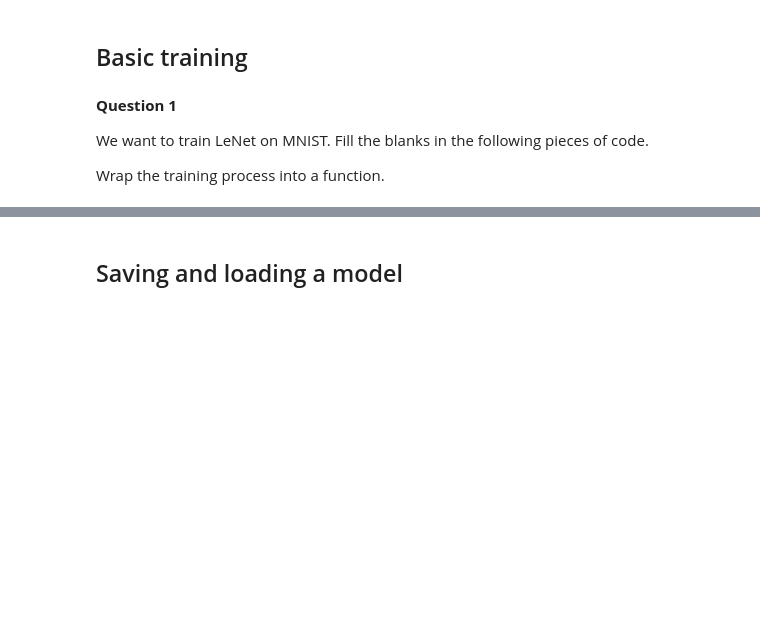
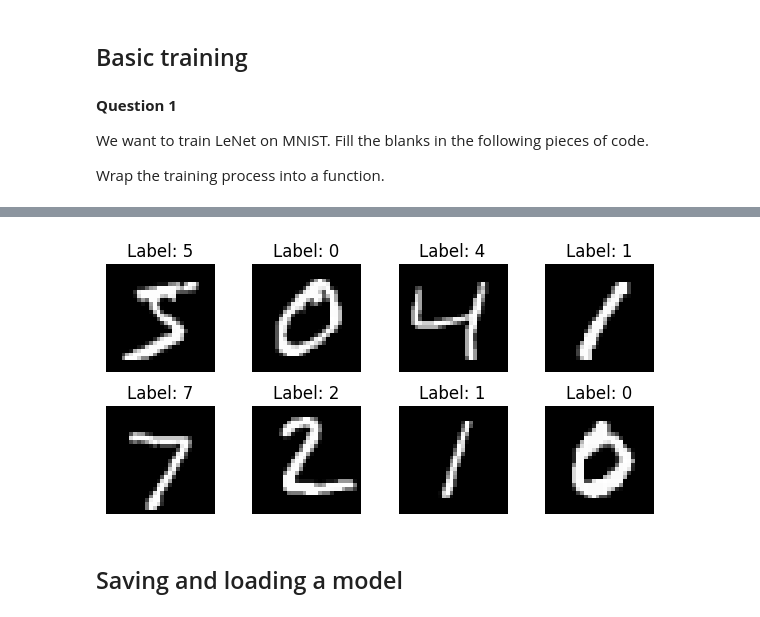
Before and after one commit to camilledussauchoy-glitch/TP_Deep_Learning_L3, a Jupyter notebook: TP1_DL_pytorch.ipynb, the cells around one changed output, grey strips where cells are left out. Drawn from its saved outputs; the diff is of its cells as text; code cells hidden in the pictures; blank space fills up the shorter version.

```diff
--- a/TP1_DL_pytorch.ipynb
+++ b/TP1_DL_pytorch.ipynb
@@ -464,6 +464,11 @@ valid_loss_min = np.inf # track change in validation loss
 train_losses = []
 test_losses = []
 acc_eval = []
+batch_test_images = []
+batch_train_targets = []
+batch_train_images = []
+batch_test_targets = []
+
 #test_counter = [i*len(train_loader.dataset) for i in n_epochs]
 
 for epoch in range(nepochs):
@@ -473,6 +478,9 @@ for epoch in range(nepochs):
     model.train()
 
     for batch_idx, (data, target) in enumerate(train_loader):
+        batch_train_targets+=target
+        batch_train_images+=data
+
         optimizer.zero_grad()
         outputs = model(data)
         loss = criterion(outputs, target)
@@ -485,15 +493,18 @@ for epoch in range(nepochs):
     model.eval()
     correct = 0
     for data, target in test_loader:
+        batch_test_images +=data
+        batch_test_targets +=target
         outputs = model(data)
         loss = criterion(outputs, target)
+
         valid_loss +=loss
 
         _,pred = torch.max(outputs, 1)
         correct += (pred == target).sum().item()
     # calculate average losses
     train_loss = train_loss/len(train_loader.dataset)
-    valid_losses = valid_loss/len(test_loader.dataset)
+    valid_loss = valid_loss/len(test_loader.dataset)
     acc_eval.append(correct/len(test_loader.dataset)*100)
     train_losses.append(train_loss)
     test_losses.append(valid_loss)
@@ -510,3 +521,18 @@ Epoch: 4        Training Loss: 0.002213         Validation Loss: 18.393044
+# %%
+plt.figure(figsize=(6,3))
+for i in range(4):
+    plt.subplot(2, 4, i+1)
+    plt.imshow(batch_train_images[i].squeeze().numpy(), cmap='gray')
+    plt.axis('off')
+    plt.title('Label: %d' % batch_train_targets[i].item())
+    plt.subplot(2, 4, i+5)
+    plt.imshow(batch_test_images[i].squeeze().numpy(), cmap='gray')
+    plt.axis('off')
+    plt.title('Label: %d' % batch_test_targets[i].item())
+plt.tight_layout()
+plt.show()
+# %% [output]
+[figure, added]
 # %% [markdown]
 ## Saving and loading a model
 # %% [markdown]
```
Also changed, not shown: parts of 2 cells of this notebook.
